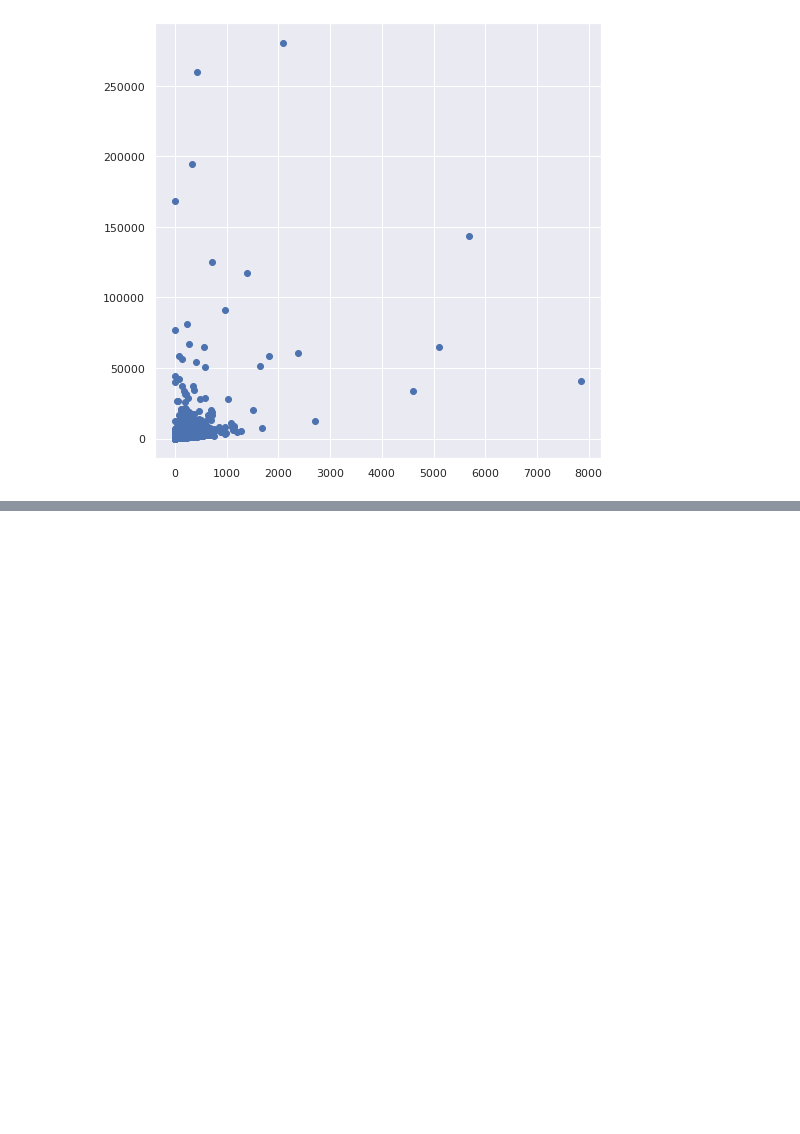
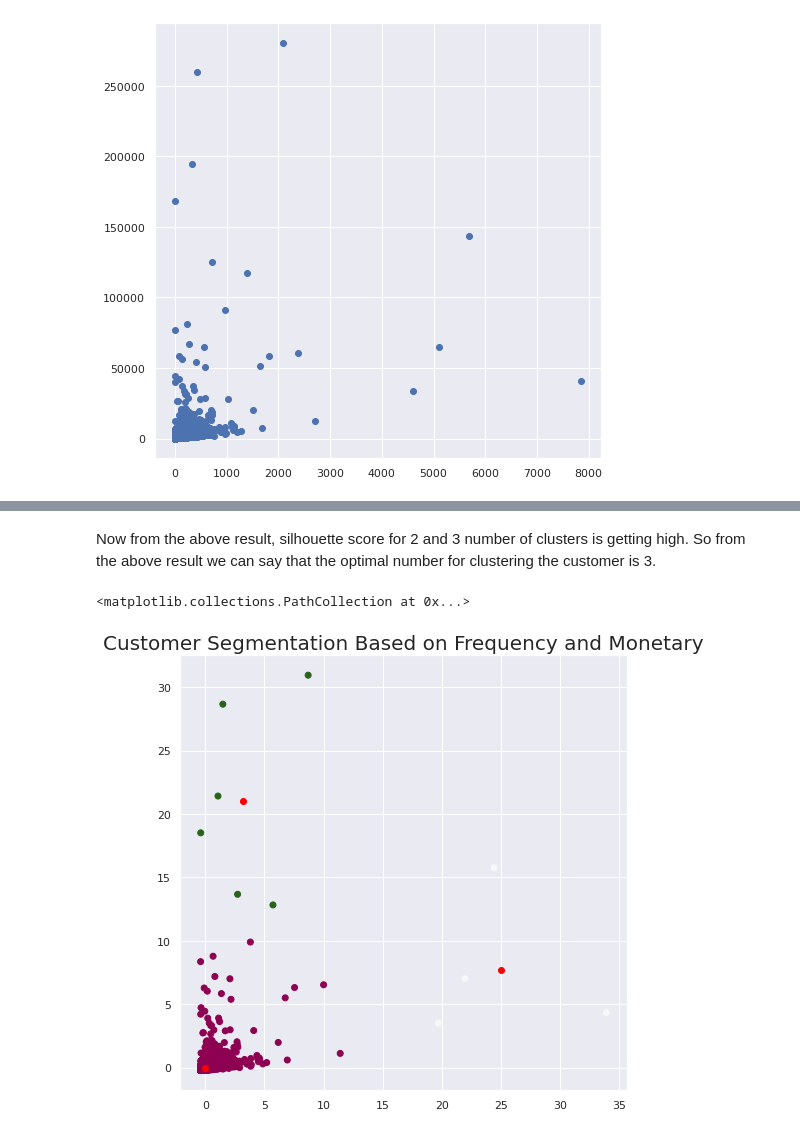
Before and after one commit to Rushabhtikale92/Online-Retail-Customer-Segmentation, a Jupyter notebook: Copy_of_Online_Retail_Customer_Segmentation_RT_Project.ipynb, the cells around one changed output, grey strips where cells are left out. Drawn from its saved outputs; the diff is of its cells as text; code cells hidden in the pictures; blank space fills up the shorter version.

```diff
--- a/Copy_of_Online_Retail_Customer_Segmentation_RT_Project.ipynb
+++ b/Copy_of_Online_Retail_Customer_Segmentation_RT_Project.ipynb
@@ -519,0 +551,15 @@ plt.scatter(rfm_model['Frequency'], rfm_model['Monetary'])
+# %%
+from sklearn.metrics import silhouette_score
+from sklearn.metrics import silhouette_samples, silhouette_score
+features_rec_mon = ['Frequency','Monetary']
+X_features_rec_mon = rfm_model[features_rec_mon].values
+scaler_rec_mon = preprocessing.StandardScaler()
+X_rec_mon = scaler_rec_mon.fit_transform(X_features_rec_mon)
+X = X_rec_mon
+range_n_clusters = [2,3,4,5,6,7,8,9,10]
+for n_clusters in range_n_clusters:
+    clusterer = KMeans(n_clusters=n_clusters)
+    preds = clusterer.fit_predict(X)
+    centers = clusterer.cluster_centers_
+    score = silhouette_score(X, preds)
+    print("For n_clusters = {}, silhouette score is {}".format(n_clusters, score))
@@ -519,0 +576,17 @@ plt.scatter(rfm_model['Frequency'], rfm_model['Monetary'])
+# %% [markdown]
+Now from the above result, silhouette score for 2 and 3 number of clusters is getting high. So from the above result we can say that the optimal number for clustering the customer is 3.
+# %%
+# Providing optimal number of cluster
+kmeans = KMeans(n_clusters=3)
+kmeans.fit(X)
+y_kmeans = kmeans.predict(X)
+# %%
+# ploting the Customer Segmentation Based on Frequency and Monetary
+plt.figure(figsize=(8,8))
+plt.title('Customer Segmentation Based on Frequency and Monetary',fontsize = 20)
+plt.scatter(X[:, 0], X[:, 1], c=y_kmeans, cmap='PiYG')
+centers = kmeans.cluster_centers_
+plt.scatter(centers[:, 0], centers[:, 1], c='red')
+# %% [output]
+<matplotlib.collections.PathCollection at 0x...>
+[figure, added]
```
Also changed, not shown: parts of 13 cells of this notebook.
